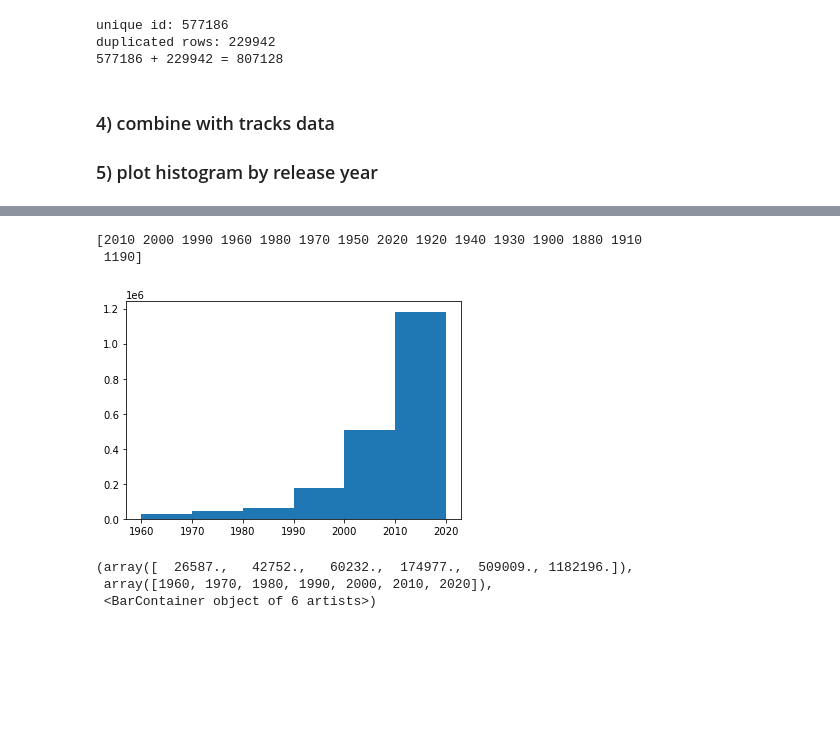
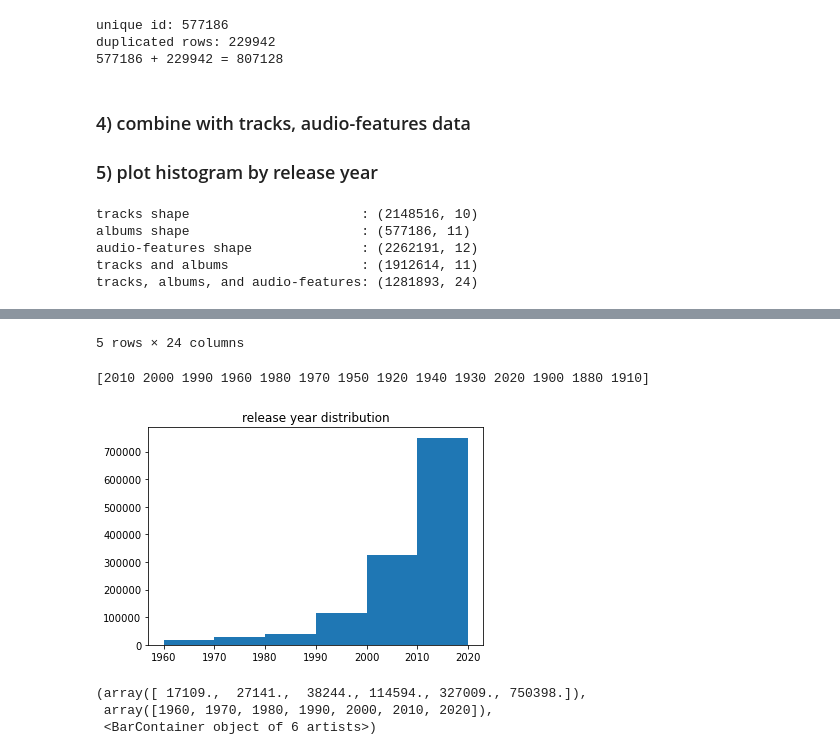
Before and after one commit to jong-inn/music_clustering_recommendation, a Jupyter notebook: eda_tracks_audio_features.ipynb, the cells around one changed output, grey strips where cells are left out. Saved outputs shown, nothing was run; the diff lists cells and outputs as text; code cells hidden in the pictures; blank space fills up the shorter version.

```diff
--- a/eda_tracks_audio_features.ipynb
+++ b/eda_tracks_audio_features.ipynb
@@ -9,16 +13,30 @@ import matplotlib.pyplot as plt
 # __functions__
 # %%
 # plot function
-def plot_histogram(nums, bins=None):
+def plot_histogram(nums, title=None, bins=None):
     fig, ax = plt.subplots()
     if bins:
         counts, bins, patches = ax.hist(nums, bins=bins, density=False)
     else:
         counts, bins, patches = ax.hist(nums, density=False)
 
+    if title:
+        plt.title(title)
     plt.show()
 
     return counts, bins, patches
+
+def plot_heatmap(groupby, pivot_col, title=None):
+
+    assert type(pivot_col) == list and len(pivot_col) == 3
+
+    groupby = groupby.reset_index()
+    groupby_pivoted = groupby.pivot(*pivot_col)
+
+    if title:
+        sns.heatmap(groupby_pivoted, annot=True, fmt=".4f").set(title=title)
+    else:
+        sns.heatmap(groupby_pivoted, annot=True, fmt=".4f")
 # %% [markdown]
 ---
 # __tracks__
@@ -259,12 +284,18 @@ unique id: 577186
 duplicated rows: 229942
 577186 + 229942 = 807128
 # %% [markdown]
-### 4) combine with tracks data
+### 4) combine with tracks, audio-features data
 ### 5) plot histogram by release year
 # %%
-joined_df = tracks.join(albums.loc[:, ["id", "release_date"]].set_index("id"), on="album_id", lsuffix="_caller", rsuffix="_other")
+print(f"tracks shape                      : {tracks.shape}")
+print(f"albums shape                      : {albums.shape}")
+print(f"audio-features shape              : {audio_features.shape}")
+
+# join tracks with albums
+joined_df = tracks.join(albums.loc[:, ["id", "release_date"]].set_index("id"), how="inner", on="album_id", lsuffix="_caller", rsuffix="_other")
 joined_df = joined_df.loc[joined_df.release_date.notna()]
 joined_df = joined_df.loc[joined_df.release_date.apply(lambda x: False if x.startswith("0") else True)]
+print(f"tracks and albums                 : {joined_df.shape}")
 
 f = lambda x: int(x[:4]) if len(x) >= 5 else int(x)
 joined_df["release_year"] = joined_df.release_date.apply(f)
@@ -272,10 +303,23 @@ joined_df["release_year"] = joined_df.release_date.apply(f)
 f = lambda x: (x // 10) * 10
 joined_df["release_year_bin"] = joined_df.release_year.apply(f)
 
+# join joined_df with audio-features
+joined_df = pd.merge(joined_df, audio_features, how="inner", on="track_id")
+print(f"tracks, albums, and audio-features: {joined_df.shape}")
+
 display(joined_df.head())
 print(joined_df.release_year_bin.unique())
 
-plot_histogram(joined_df.release_year_bin.tolist(), bins=range(1960, 2030, 10))
+plot_histogram(
+    joined_df.release_year_bin.tolist(),
+    title="release year distribution",
+    bins=range(1960, 2030, 10)
+)
 # %% [output]
+tracks shape                      : (2148516, 10)
+albums shape                      : (577186, 11)
+audio-features shape              : (2262191, 12)
+tracks and albums                 : (1912614, 11)
+tracks, albums, and audio-features: (1281893, 24)
 |  | track_id | album_id | artists_id | disc_number | duration_ms | explicit | name | popularity | track_number | ... |
 | 0 | 5iYe4mt1bf1KVzVM8EY6y8 | 3ruxxNJfKwSeghjqG6JL3y | 0r0R5nIjDY04TfxRM10Bcb | 1 | 228213 | True | Du bist schön | 61 | 19 | ... |
@@ -286,6 +330,6 @@ plot_histogram(joined_df.release_year_bin.tolist(), bins=range(1960, 2030, 10))
-[2010 2000 1990 1960 1980 1970 1950 2020 1920 1940 1930 1900 1880 1910
- 1190]
+5 rows × 24 columns
+[2010 2000 1990 1960 1980 1970 1950 1920 1940 1930 2020 1900 1880 1910]
-[figure, old version]
+[figure, new version]
-(array([  26587.,   42752.,   60232.,  174977.,  509009., 1182196.]),
- array([1960, 1970, 1980, 1990, 2000, 2010, 2020]),
- <BarContainer object of 6 artists>)
+(array([ 17109.,  27141.,  38244., 114594., 327009., 750398.]),
+ array([1960, 1970, 1980, 1990, 2000, 2010, 2020]),
+ <BarContainer object of 6 artists>)
```
Also changed, not shown: parts of 15 cells of this notebook, 1 other file.
